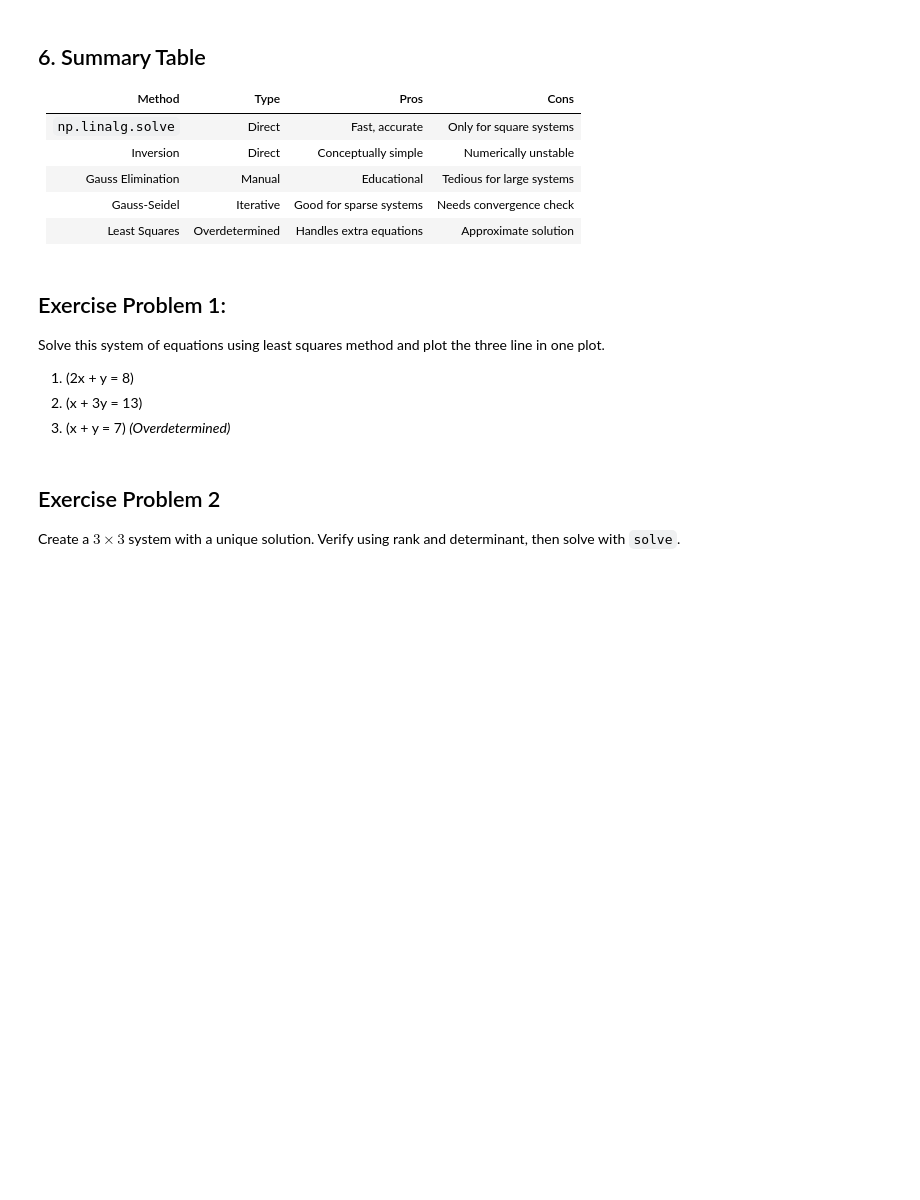
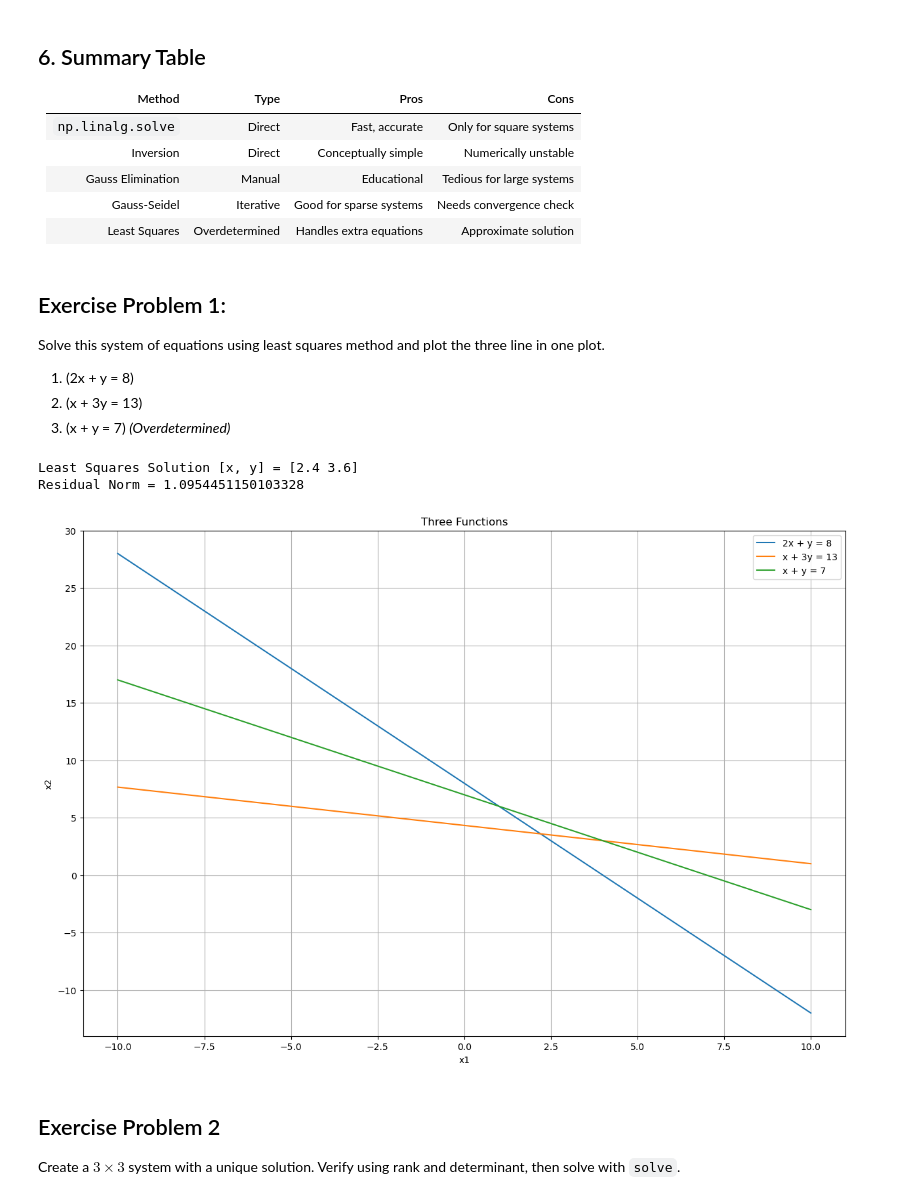
Before and after one commit to chloek27/MEGR2810, a Jupyter notebook: Lecture 8_Linear_Equations_Solver.ipynb, the cells around one changed output. Saved outputs shown, nothing was run; the diff lists cells and outputs as text; code cells hidden in the pictures; blank space fills up the shorter version.

```diff
--- a/Lecture 8_Linear_Equations_Solver.ipynb
+++ b/Lecture 8_Linear_Equations_Solver.ipynb
@@ -463,9 +538,38 @@ Solve this system of equations using least squares method and plot the three lin
 # %%
 # Your code here
 import numpy as np
 from numpy.linalg import matrix_rank, det, solve, lstsq, inv
 import matplotlib.pyplot as plt
 np.set_printoptions(suppress=True, precision=4)
+
+A = np.array([[2.0, 1.0],
+              [1.0, 3.0],
+              [1.0, 1.0]])
+b = np.array([8.0, 13.0, 7.0])
+n= matrix_rank(np.c_[A,b])
+
+x_ls, residuals, rank, s = lstsq(A, b, rcond=None)
+print("Least Squares Solution [x, y] =", x_ls)
+print("Residual Norm =", np.sqrt(np.sum((A.dot(x_ls) - b)**2)))
+
+x = np.linspace(-10,10,100)
+y1 = (8 - 2 * x)      # 2x + y = 8
+y2 = (13 - x) / 3    # x + 3y = 13
+y3 = 7 - x          # x + y = 7
+
+#A = np.vstack([x, np.ones(len(x))]).T
+plt.figure(figsize=(15, 10))
+plt.plot(x, y1, label="2x + y = 8")
+plt.plot(x, y2, label="x + 3y = 13")
+plt.plot(x, y3, label="x + y = 7")
+plt.xlabel("x1"), plt.ylabel("x2"), plt.title("Three Functions")
+plt.grid(True)
+plt.legend()
+plt.show()
+# %% [output]
+Least Squares Solution [x, y] = [2.4 3.6]
+Residual Norm = 1.0954451150103328
+[figure, added]
 # %% [markdown]
 ## Exercise Problem 2
 Create a $3\times 3$ system with a unique solution. Verify using rank and determinant, then solve with `solve`.
```
Also changed, not shown: parts of 7 cells of this notebook.
